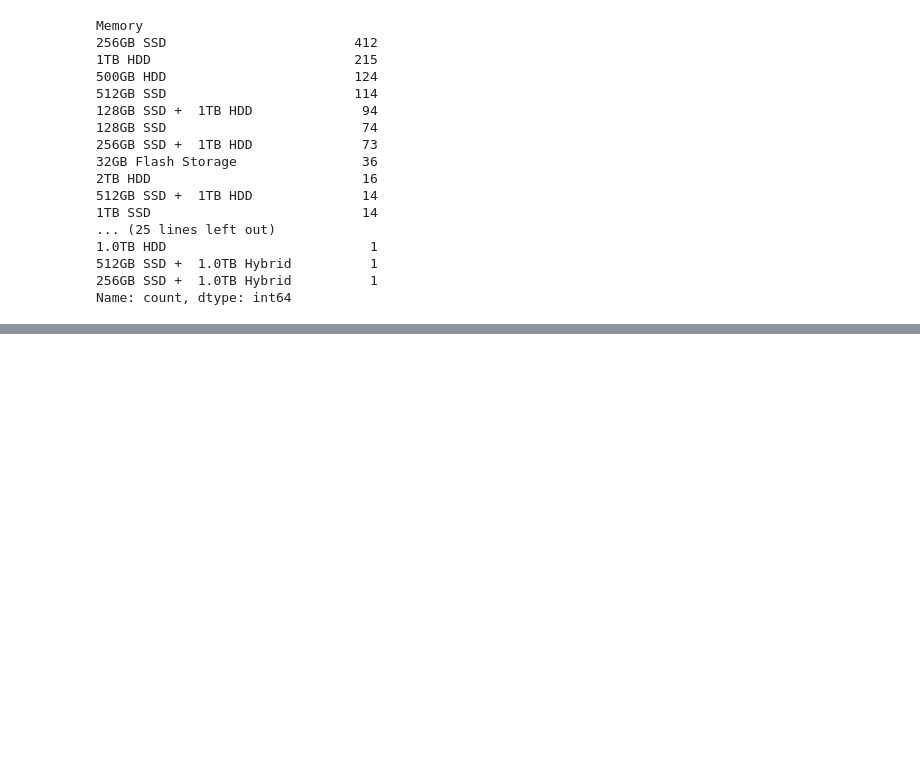
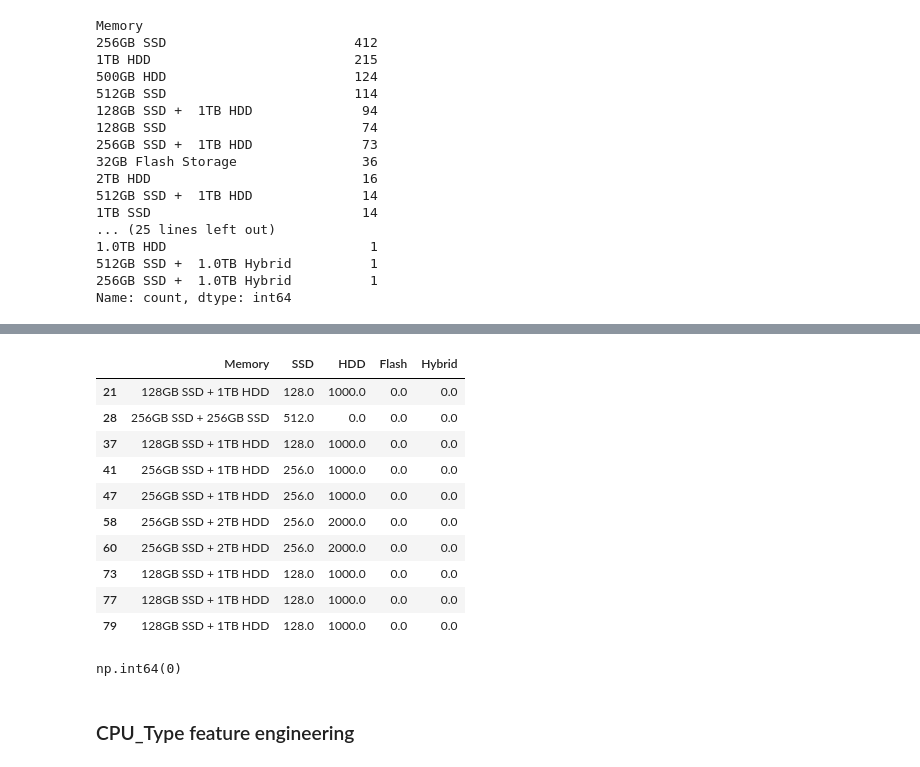
Before and after one commit to llshahroozll/Laptop-Price-Prediction, a Jupyter notebook: notebooks/02_feature_engineering.ipynb, the cells around one changed output, grey strips where cells are left out. Cells and saved outputs as stored; diff of their text form; code cells hidden in the pictures; blank space fills up the shorter version.

```diff
--- a/notebooks/02_feature_engineering.ipynb
+++ b/notebooks/02_feature_engineering.ipynb
@@ -292,0 +321,20 @@ Name: Memory, Length: 1275, dtype: object
+# %%
+df2[df2["Memory"].str.contains("+", regex=False)][["Memory", "SSD", "HDD", "Flash", "Hybrid"]].head(10)
+# %% [output]
+|  | Memory | SSD | HDD | Flash | Hybrid |
+| 21 | 128GB SSD + 1TB HDD | 128.0 | 1000.0 | 0.0 | 0.0 |
+| 28 | 256GB SSD + 256GB SSD | 512.0 | 0.0 | 0.0 | 0.0 |
+| 37 | 128GB SSD + 1TB HDD | 128.0 | 1000.0 | 0.0 | 0.0 |
+| 41 | 256GB SSD + 1TB HDD | 256.0 | 1000.0 | 0.0 | 0.0 |
+| 47 | 256GB SSD + 1TB HDD | 256.0 | 1000.0 | 0.0 | 0.0 |
+| 58 | 256GB SSD + 2TB HDD | 256.0 | 2000.0 | 0.0 | 0.0 |
+| 60 | 256GB SSD + 2TB HDD | 256.0 | 2000.0 | 0.0 | 0.0 |
+| 73 | 128GB SSD + 1TB HDD | 128.0 | 1000.0 | 0.0 | 0.0 |
+| 77 | 128GB SSD + 1TB HDD | 128.0 | 1000.0 | 0.0 | 0.0 |
+| 79 | 128GB SSD + 1TB HDD | 128.0 | 1000.0 | 0.0 | 0.0 |
+# %%
+(df2[["SSD", "HDD", "Flash", "Hybrid"]].sum(axis=1) == 0).sum()
+# %% [output]
+np.int64(0)
+# %% [markdown]
+### CPU_Type feature engineering
```
Also changed, not shown: parts of 10 cells of this notebook.
